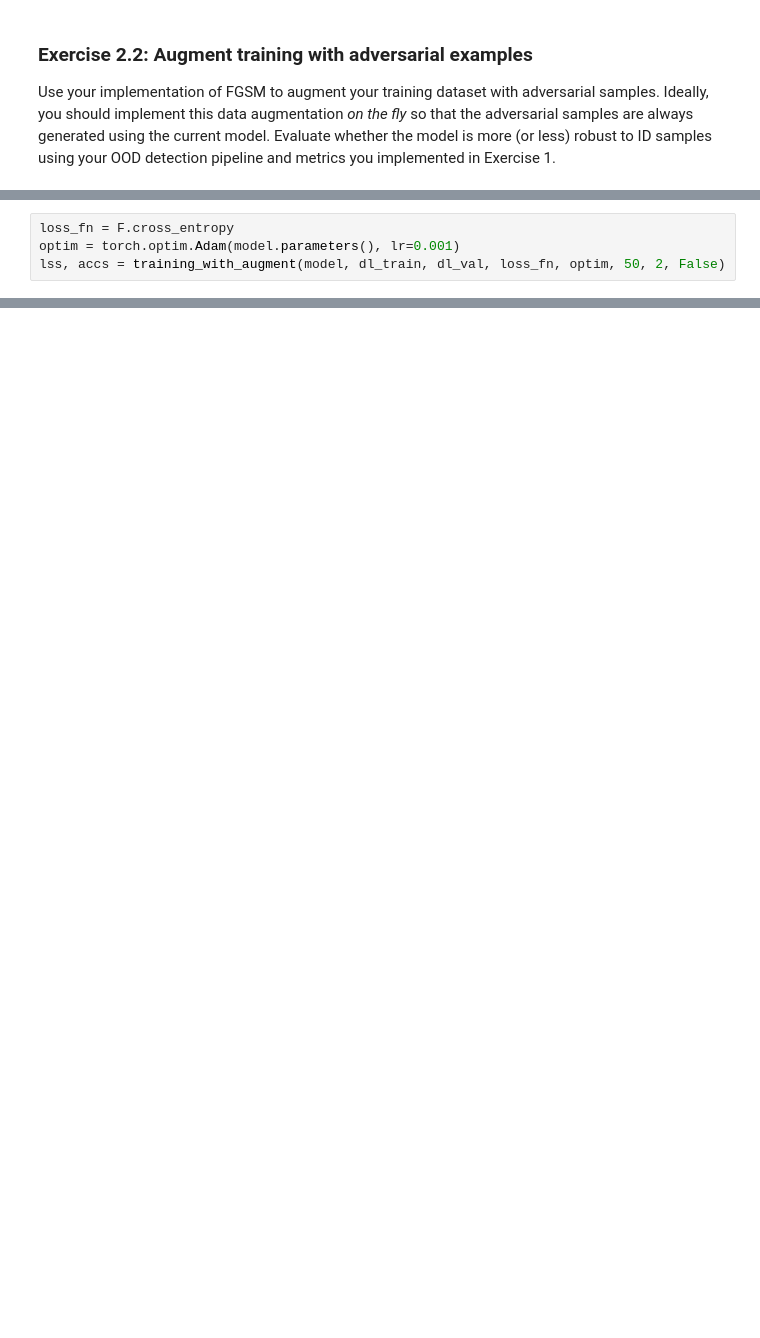
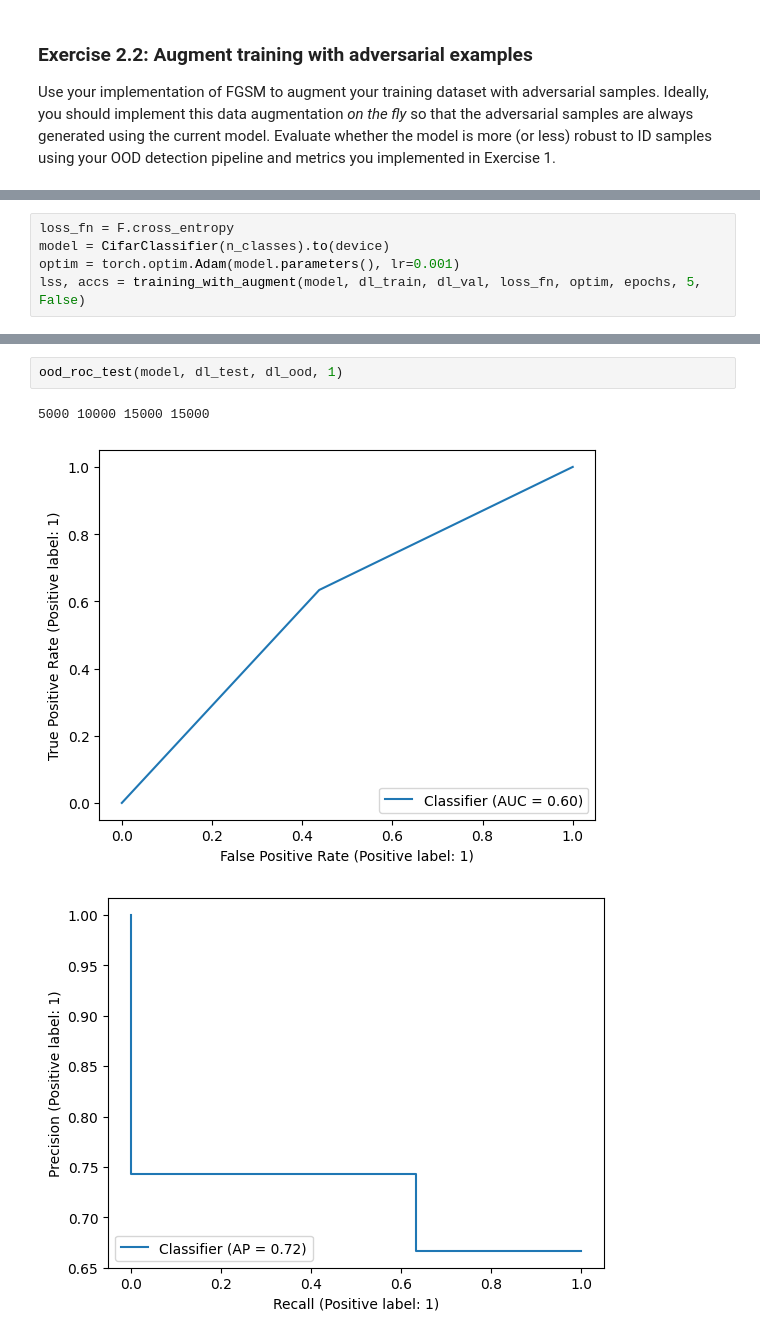
Before and after one commit to Cascetto/dla_labs, a Jupyter notebook: Lab4_OOD.ipynb, the cells around one changed output, grey strips where cells are left out. Cells and saved outputs as stored; diff of their text form; blank space fills up the shorter version.

```diff
--- a/Lab4_OOD.ipynb
+++ b/Lab4_OOD.ipynb
@@ -427,6 +355,7 @@ def training_with_augment(model, train_dataloader, validation_dataloader, loss_f
     return losses, accs
 # %%
 loss_fn = F.cross_entropy
+model = CifarClassifier(n_classes).to(device)
 optim = torch.optim.Adam(model.parameters(), lr=0.001)
-lss, accs = training_with_augment(model, dl_train, dl_val, loss_fn, optim, 50, 2, False)
+lss, accs = training_with_augment(model, dl_train, dl_val, loss_fn, optim, epochs, 5, False)
 # %% [output]
@@ -439,3 +368,9 @@ KeyboardInterrupt:
+# %%
+ood_roc_test(model, dl_test, dl_ood, 1)
+# %% [output]
+5000 10000 15000 15000
+[figure, added]
+[figure, added]
 # %% [markdown]
 ---
 ## Exercise 3: Wildcard
```
Also changed, not shown: parts of 20 cells of this notebook.
